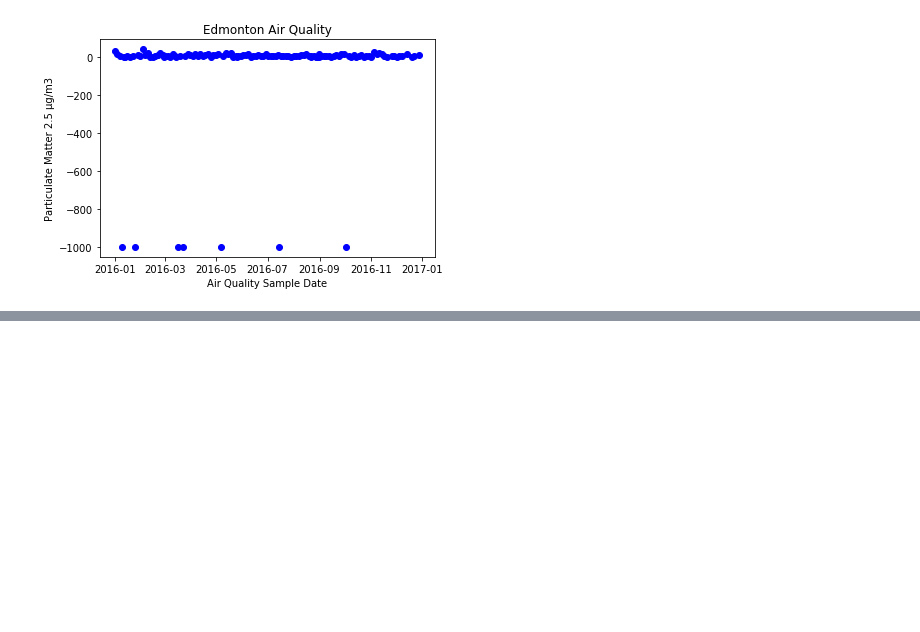
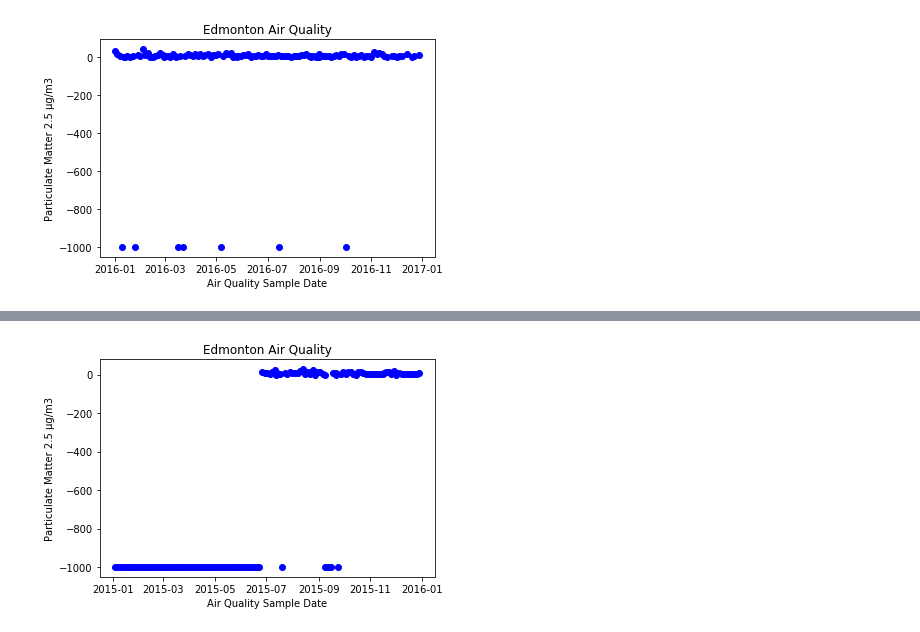
Before and after one commit to jeffchang5/AlbertaFireAnalysis, a Jupyter notebook: FortMcMurrayWildfireAnalysis.ipynb, the cells around one changed output, grey strips where cells are left out. Cells and saved outputs as stored; diff of their text form; code cells hidden in the pictures; blank space fills up the shorter version.

```diff
--- a/FortMcMurrayWildfireAnalysis.ipynb
+++ b/FortMcMurrayWildfireAnalysis.ipynb
@@ -46,0 +68,7 @@ plt.show()
+# %%
+edmonton_air_quality_2015 = pd.read_excel('data/Edmonton2015.xlsx', sheet_name='PM2.5-10')
+edmonton_air_quality_2015 = cleanAirQualityData(edmonton_air_quality_2015)
+
+plotAirQuality([edmonton_air_quality_2015])
+# %% [output]
+[figure, added]
```
Also changed, not shown: parts of 17 cells of this notebook, 2 other files.
